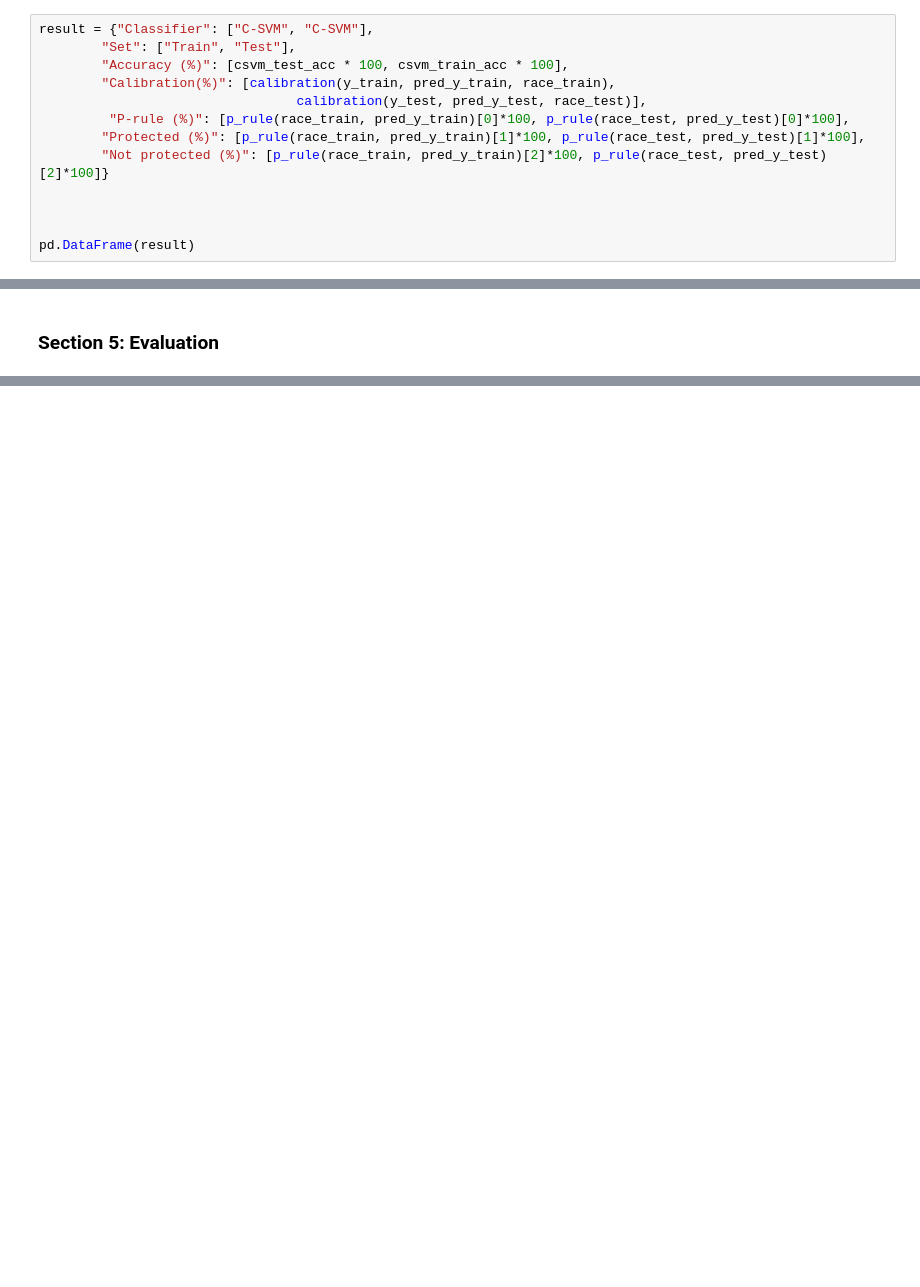
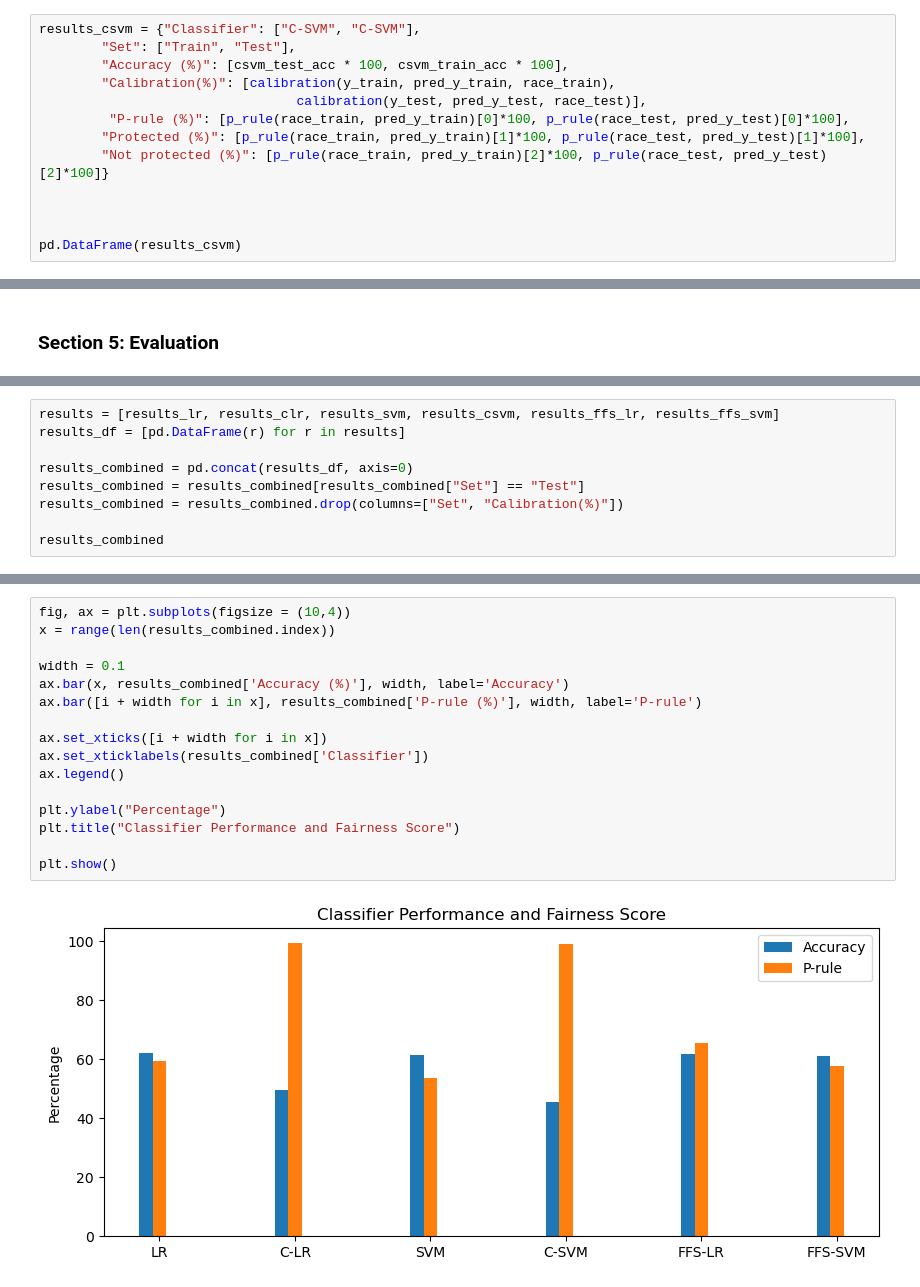
Before and after one commit to TZstatsADS/ads-spring2023-project4-group-6, a Jupyter notebook: doc/main.ipynb, the cells around one changed output, grey strips where cells are left out. Drawn from its saved outputs; the diff is of its cells as text; blank space fills up the shorter version.

```diff
--- a/doc/main.ipynb
+++ b/doc/main.ipynb
@@ -240,7 +242,7 @@ csvm_train_acc = sum(pred_y_train == y_train)/len(y_train)
 # %% [output]
 Running custom model
 # %%
-result = {"Classifier": ["C-SVM", "C-SVM"],
+results_csvm = {"Classifier": ["C-SVM", "C-SVM"],
         "Set": ["Train", "Test"],
         "Accuracy (%)": [csvm_test_acc * 100, csvm_train_acc * 100],
         "Calibration(%)": [calibration(y_train, pred_y_train, race_train),
@@ -251,7 +253,7 @@ result = {"Classifier": ["C-SVM", "C-SVM"],
 
 
 
-pd.DataFrame(result)
+pd.DataFrame(results_csvm)
 # %% [output]
 |  | Classifier | Set | Accuracy (%) | Calibration(%) | P-rule (%) | Protected (%) | Not protected (%) |
 | 0 | C-SVM | Train | 47.042254 | 14.350005 | 99.488510 | 94.733692 | 95.220737 |
@@ -373,0 +382,9 @@ The optimal loss of SVM model is: 0.6476694648185041
+# %%
+results = [results_lr, results_clr, results_svm, results_csvm, results_ffs_lr, results_ffs_svm]
+results_df = [pd.DataFrame(r) for r in results]
+
+results_combined = pd.concat(results_df, axis=0)
+results_combined = results_combined[results_combined["Set"] == "Test"]
+results_combined = results_combined.drop(columns=["Set", "Calibration(%)"])
+
+results_combined
@@ -373,0 +403,18 @@ The optimal loss of SVM model is: 0.6476694648185041
+# %%
+fig, ax = plt.subplots(figsize = (10,4))
+x = range(len(results_combined.index))
+
+width = 0.1
+ax.bar(x, results_combined['Accuracy (%)'], width, label='Accuracy')
+ax.bar([i + width for i in x], results_combined['P-rule (%)'], width, label='P-rule')
+
+ax.set_xticks([i + width for i in x])
+ax.set_xticklabels(results_combined['Classifier'])
+ax.legend()
+
+plt.ylabel("Percentage")
+plt.title("Classifier Performance and Fairness Score")
+
+plt.show()
+# %% [output]
+[figure, added]
```
Also changed, not shown: parts of 6 cells of this notebook.
